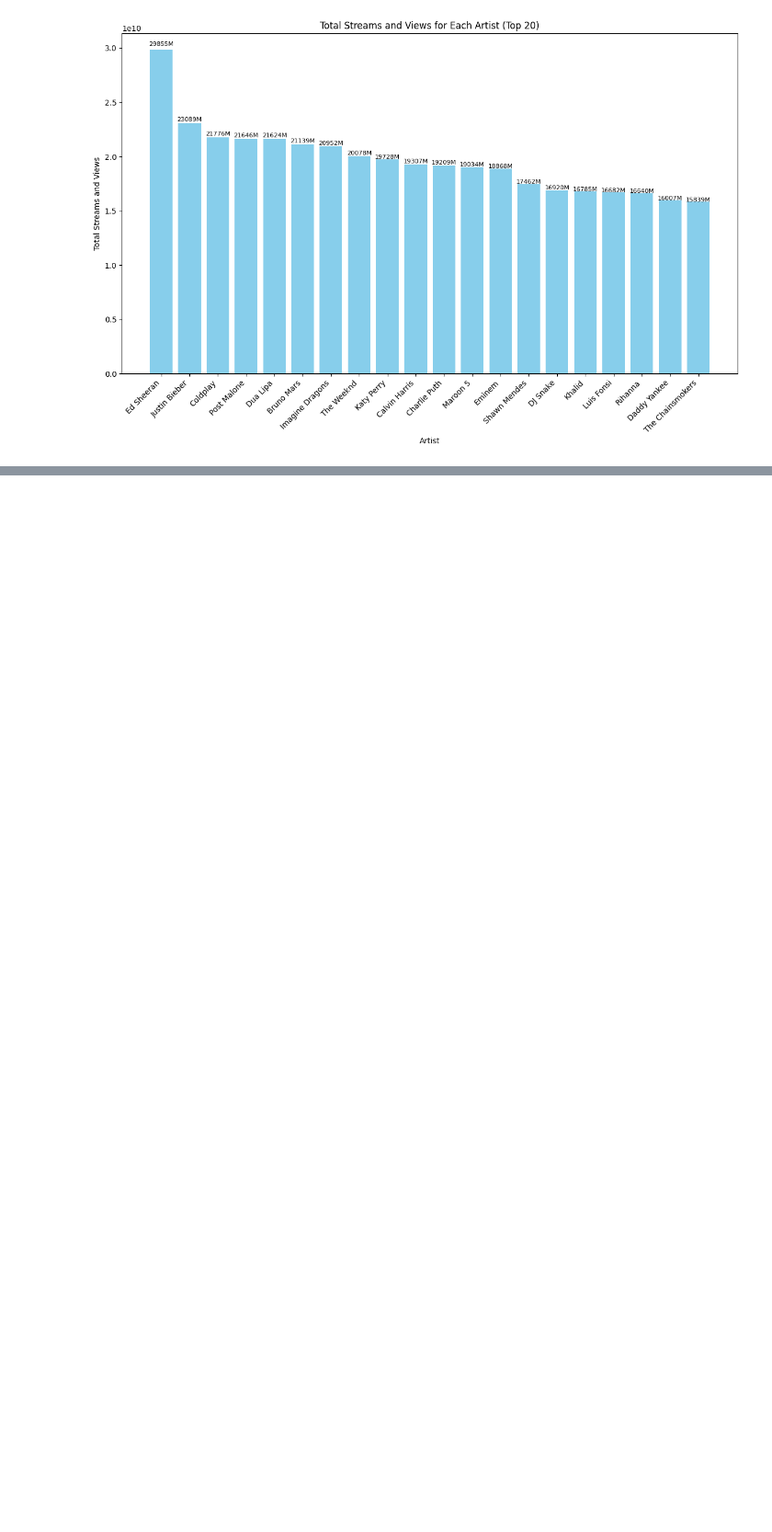
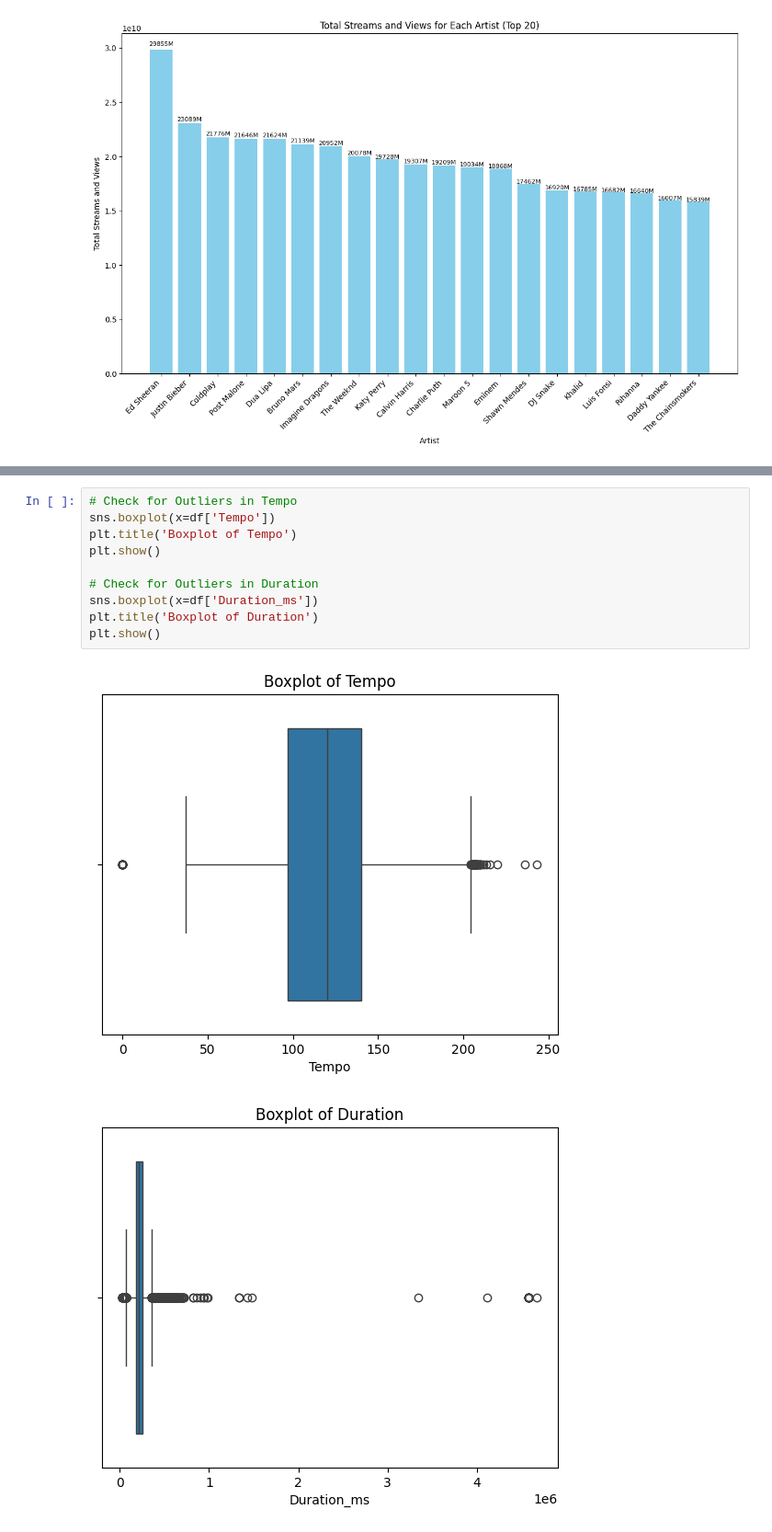
Before and after one commit to AminePMrad/Spotify_ML, a Jupyter notebook: src/ml_project/Graphs.ipynb, the cells around one changed output, grey strips where cells are left out. Shown at 92% size. Cells and saved outputs as stored; diff of their text form; blank space fills up the shorter version.

```diff
--- a/src/ml_project/Graphs.ipynb
+++ b/src/ml_project/Graphs.ipynb
@@ -604,0 +772,13 @@ plt.show()
+# %%
+# Check for Outliers in Tempo
+sns.boxplot(x=df['Tempo'])
+plt.title('Boxplot of Tempo')
+plt.show()
+
+# Check for Outliers in Duration
+sns.boxplot(x=df['Duration_ms'])
+plt.title('Boxplot of Duration')
+plt.show()
+# %% [output]
+[figure, added]
+[figure, added]
```
Also changed, not shown: parts of 41 cells of this notebook, 2 other files.
